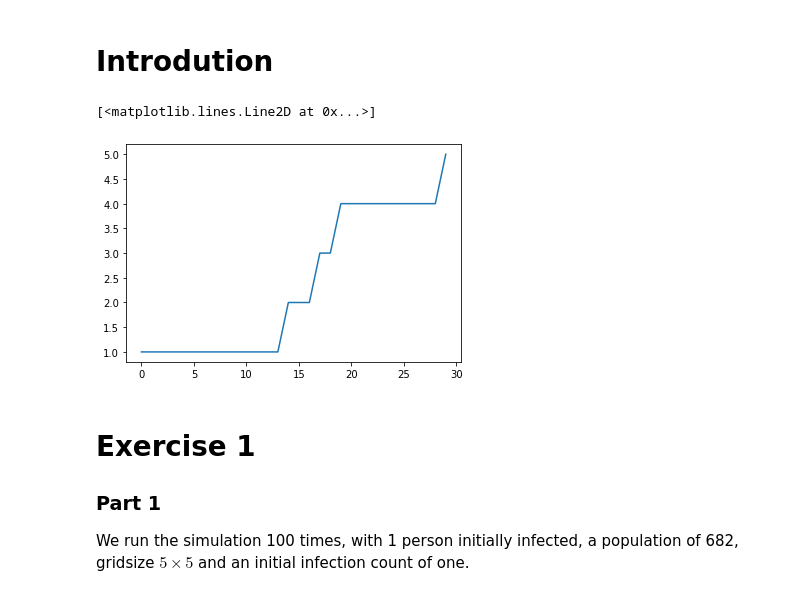
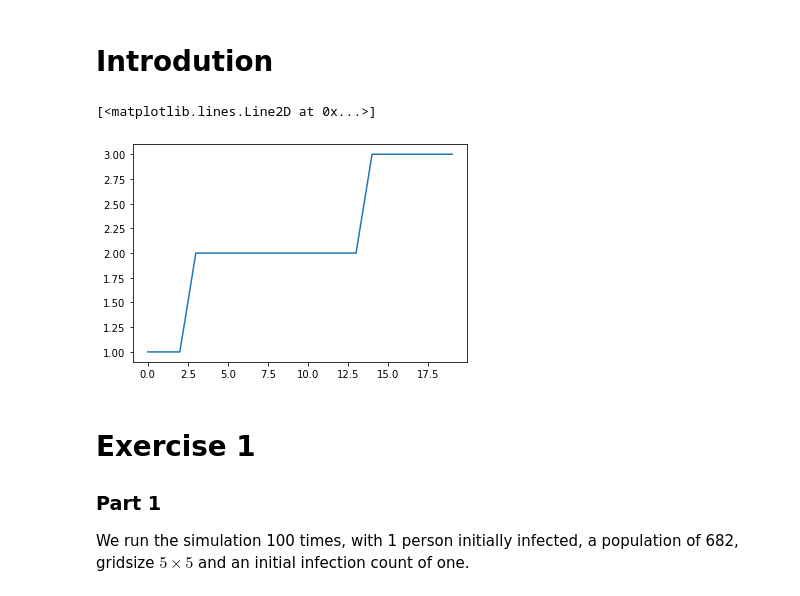
Before and after one commit to lukerlars/Modcomp4, a Jupyter notebook: ModComp_project_4.ipynb, the cells around one changed output. Drawn from its saved outputs; the diff is of its cells as text; code cells hidden in the pictures.

```diff
--- a/ModComp_project_4.ipynb
+++ b/ModComp_project_4.ipynb
@@ -174,15 +174,11 @@ class RandomWalkEpidemicSimulator:
         for i in range(iterations):
             self.save_current_state()
             self.move_walkers_old_and_young()
-            if i % 10 == 0:
-                 self.plot_current_state()
+            #if i % 10 == 0:
+             #    self.plot_current_state()
             self.collision()
         self.reset_model()
 
-    def human_pop_analytic(self,t, beta):
-        S0 = self.N_ -self.I0_
-        I0 = self.I0_
-        return np.array((S0 + I0)*(S0/I0)*np.exp(-beta*t)/(1+ (S0/I0)*np.exp(-beta*t)))
 
     def infected_pop_analytic(self,t, beta):
         S0 = self.N_ -self.I0_
@@ -191,16 +187,16 @@ class RandomWalkEpidemicSimulator:
 # %%
 
 test_instance = RandomWalkEpidemicSimulator(population_size=5, nx =5, ny =5)
 
-
+test_instance.simulate(20)
 
 
 
 figure, axes = plt.subplots()
 axes.plot(np.arange(0,len(test_instance.infectious_cumulative)),test_instance.infectious_cumulative)
 # %% [output]
 [<matplotlib.lines.Line2D at 0x...>]
-[figure, old version]
+[figure, new version]
 # %% [markdown]
 # Exercise 1
 
```
Also changed, not shown: parts of 14 cells of this notebook, 2 other files.
